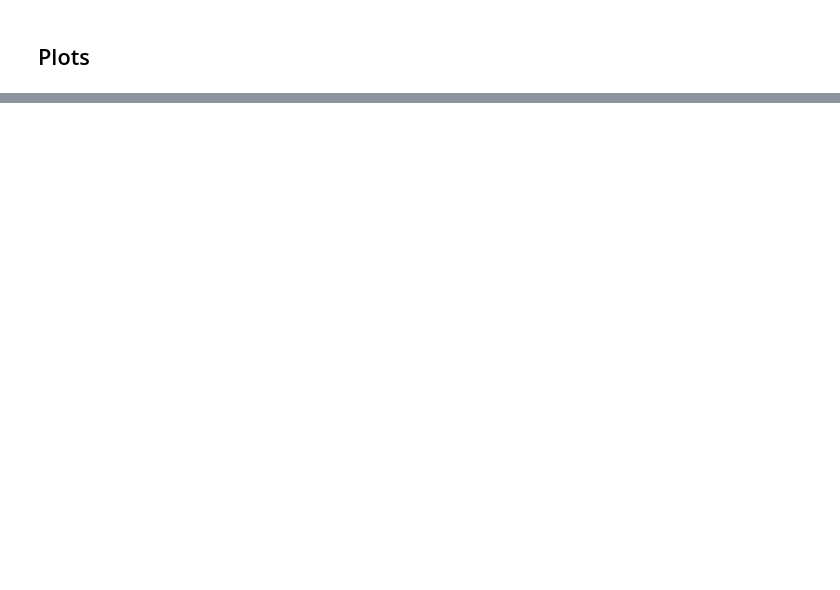
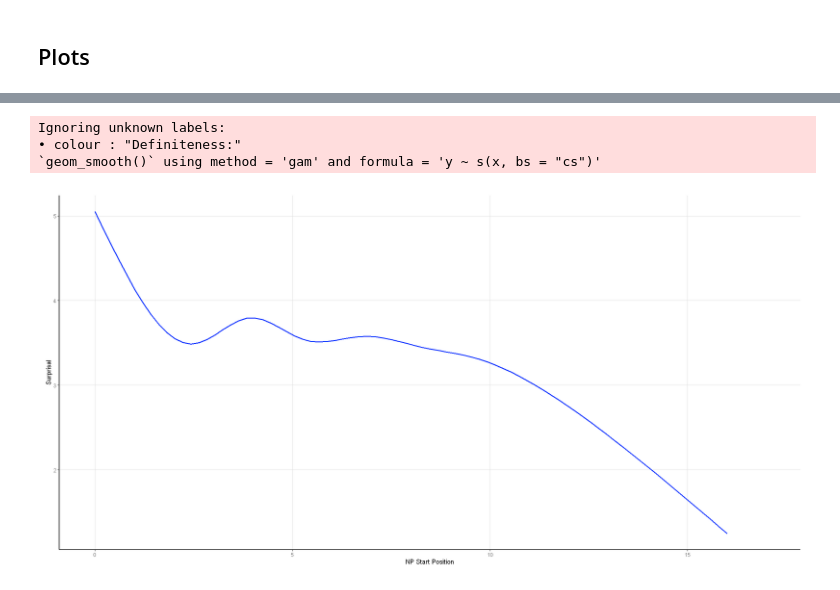
Before and after one commit to vmariani3321/QP2-Analysis, a Jupyter notebook: 12-18 Analysis.ipynb, the cells around one changed output, grey strips where cells are left out. Saved outputs shown, nothing was run; the diff lists cells and outputs as text; code cells hidden in the pictures; blank space fills up the shorter version.

```diff
--- a/12-18 Analysis.ipynb
+++ b/12-18 Analysis.ipynb
@@ -362,24 +367,31 @@ p_argDefSurp <- ggplot(data = df_nps, aes(y = surprisal, x = argPos, fill = defi
 # %%
 # Plot of effect of NP position effect:
+options(repr.plot.width = 20, repr.plot.height = 10)
 
-p_npIdxSurp <- ggplot(data = df_nps, aes(x = np_start_idx, y = surprisal)) +
-    geom_smooth(se = FALSE, aes(color = definiteness)) +
+p_npIdxSurp <- ggplot(data = df_nps, aes(x = np_idx, y = surprisal,)) +
+    geom_smooth(se = FALSE, color = color_highVis) +
     coord_cartesian(x = c(-.05, 17))+ # Range of np_start_idx is 0-16
     labs(
         # title = "Surprisal and NP Start Position",
         x = "NP Start Position",
         y = "Surprisal",
         color = "Definiteness:"
     ) +
-    scale_color_discrete(labels = c("indef" = "Indefinite", "def" = "Definite")) +
     custom_theme +
     plotFont(1)
+
+p_npIdxSurp
 
 # ggsave(
 #         "plots/p_npIdxSurp.png",
 #         p_npIdxSurp,
 #         width = 10,
 #         height = 5,
 #         dpi = 300)
+# %% [output]
+Ignoring unknown labels:
+• colour : "Definiteness:"
+`geom_smooth()` using method = 'gam' and formula = 'y ~ s(x, bs = "cs")'
+[figure, added]
 # %%
 # Plot of position distribution
```
Also changed, not shown: parts of 38 cells of this notebook, 9 other files.
